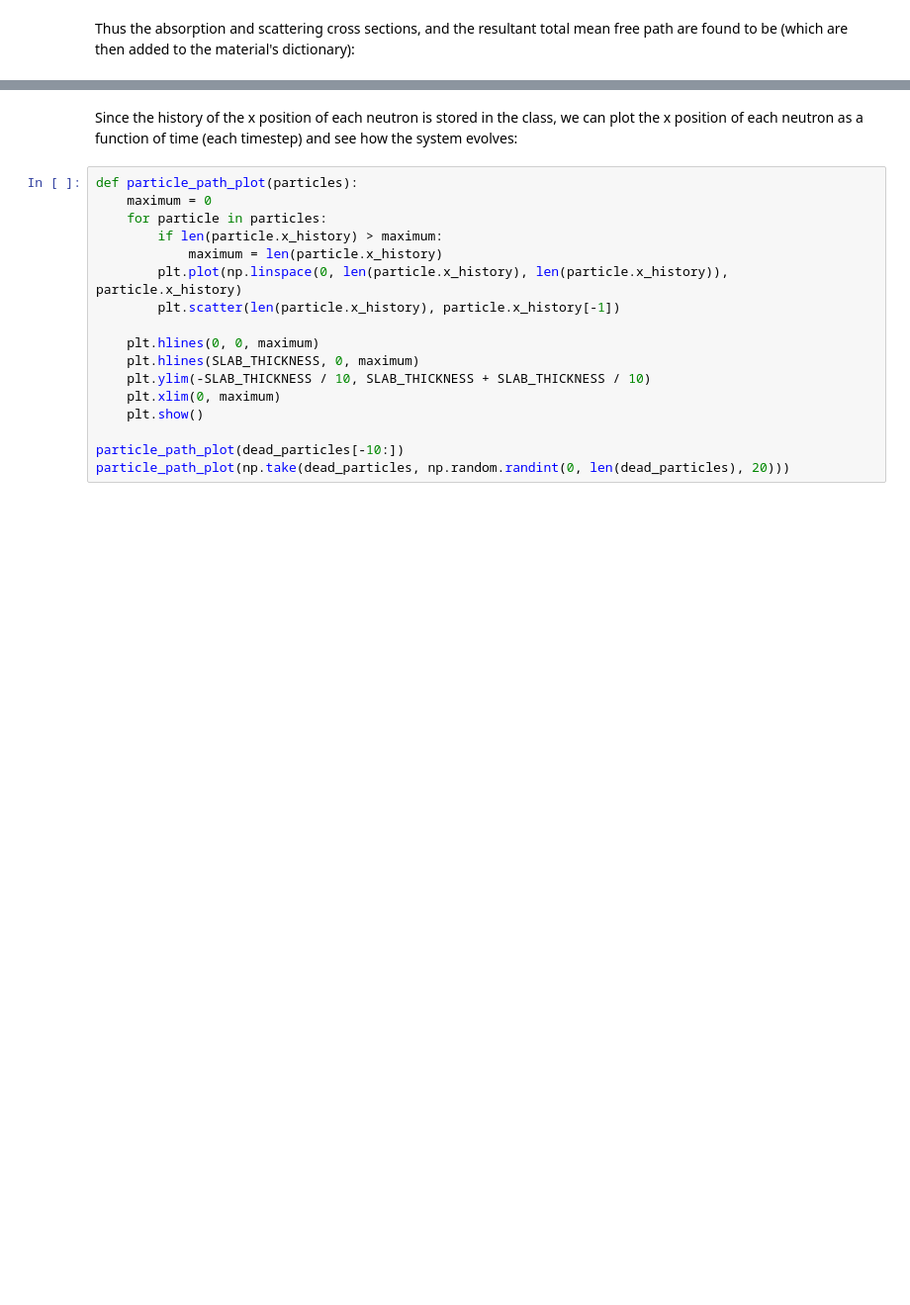
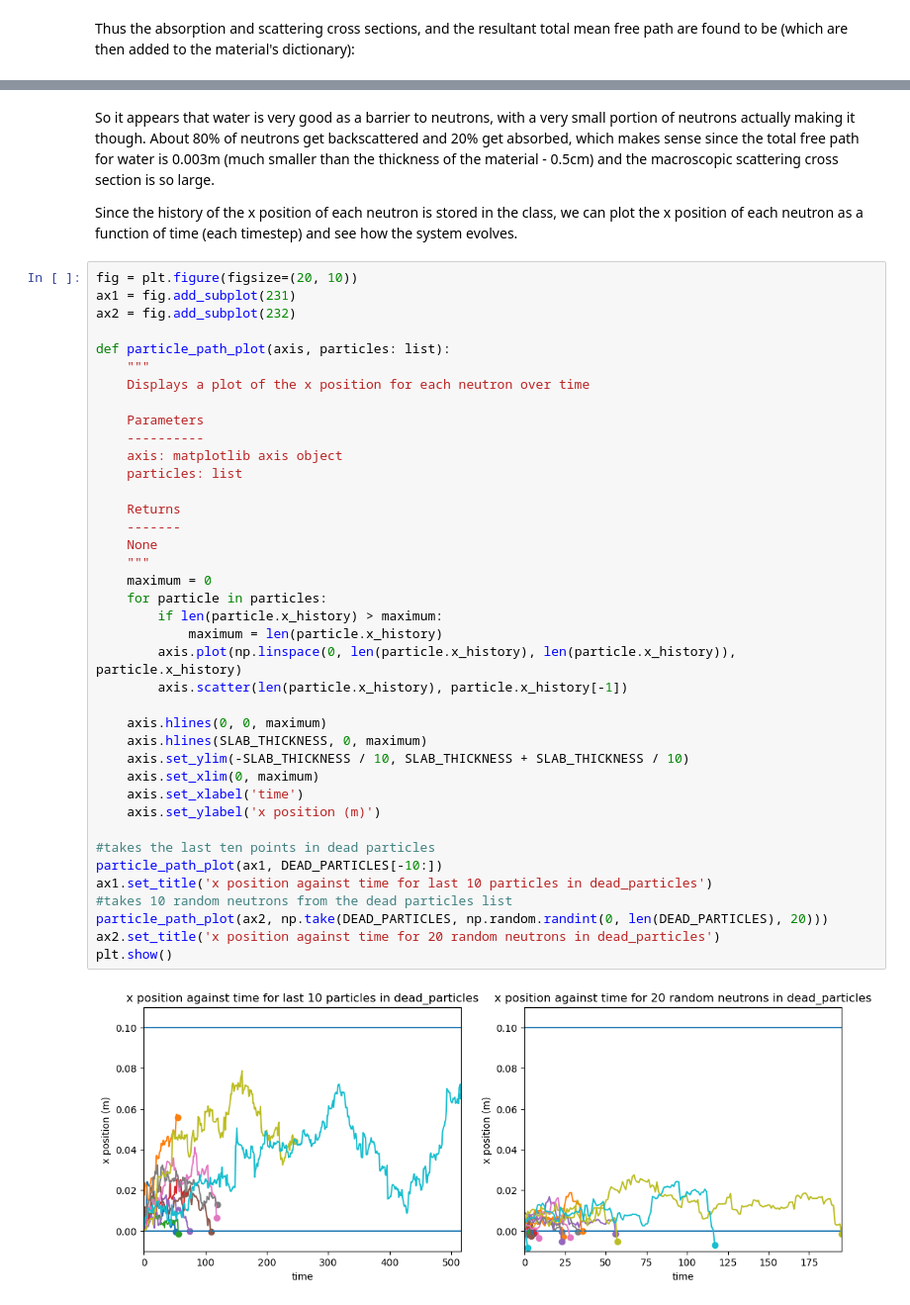
Before and after one commit to stanzi1626/MonteCarlo, a Jupyter notebook: project3.ipynb, the cells around one changed output, grey strips where cells are left out. Shown at 99% size. Saved outputs shown, nothing was run; the diff lists cells and outputs as text; blank space fills up the shorter version.

```diff
--- a/project3.ipynb
+++ b/project3.ipynb
@@ -511,19 +690,45 @@ overall_behaviour('water', neutron_simulation_class, SLAB_THICKNESS)
 # %% [markdown]
-Since the history of the x position of each neutron is stored in the class, we can plot the x position of each neutron as a function of time (each timestep) and see how the system evolves:
+So it appears that water is very good as a barrier to neutrons, with a very small portion of neutrons actually making it though. About 80% of neutrons get backscattered and 20% get absorbed, which makes sense since the total free path for water is 0.003m (much smaller than the thickness of the material - 0.5cm) and the macroscopic scattering cross section is so large.
+
+Since the history of the x position of each neutron is stored in the class, we can plot the x position of each neutron as a function of time (each timestep) and see how the system evolves.
 # %%
-def particle_path_plot(particles):
+fig = plt.figure(figsize=(20, 10))
+ax1 = fig.add_subplot(231)
+ax2 = fig.add_subplot(232)
+
+def particle_path_plot(axis, particles: list):
+    """
+    Displays a plot of the x position for each neutron over time
+
+    Parameters
+    ----------
+    axis: matplotlib axis object
+    particles: list
+
+    Returns
+    -------
+    None
+    """
     maximum = 0
     for particle in particles:
         if len(particle.x_history) > maximum:
             maximum = len(particle.x_history)
-        plt.plot(np.linspace(0, len(particle.x_history), len(particle.x_history)), particle.x_history)
-        plt.scatter(len(particle.x_history), particle.x_history[-1])
+        axis.plot(np.linspace(0, len(particle.x_history), len(particle.x_history)), particle.x_history)
+        axis.scatter(len(particle.x_history), particle.x_history[-1])
 
-    plt.hlines(0, 0, maximum)
-    plt.hlines(SLAB_THICKNESS, 0, maximum)
-    plt.ylim(-SLAB_THICKNESS / 10, SLAB_THICKNESS + SLAB_THICKNESS / 10)
-    plt.xlim(0, maximum)
-    plt.show()
+    axis.hlines(0, 0, maximum)
+    axis.hlines(SLAB_THICKNESS, 0, maximum)
+    axis.set_ylim(-SLAB_THICKNESS / 10, SLAB_THICKNESS + SLAB_THICKNESS / 10)
+    axis.set_xlim(0, maximum)
+    axis.set_xlabel('time')
+    axis.set_ylabel('x position (m)')
 
-particle_path_plot(dead_particles[-10:])
-particle_path_plot(np.take(dead_particles, np.random.randint(0, len(dead_particles), 20)))
+#takes the last ten points in dead particles
+particle_path_plot(ax1, DEAD_PARTICLES[-10:])
+ax1.set_title('x position against time for last 10 particles in dead_particles')
+#takes 10 random neutrons from the dead particles list
+particle_path_plot(ax2, np.take(DEAD_PARTICLES, np.random.randint(0, len(DEAD_PARTICLES), 20)))
+ax2.set_title('x position against time for 20 random neutrons in dead_particles')
+plt.show()
+# %% [output]
+[figure, added]
```
Also changed, not shown: parts of 38 cells of this notebook.
